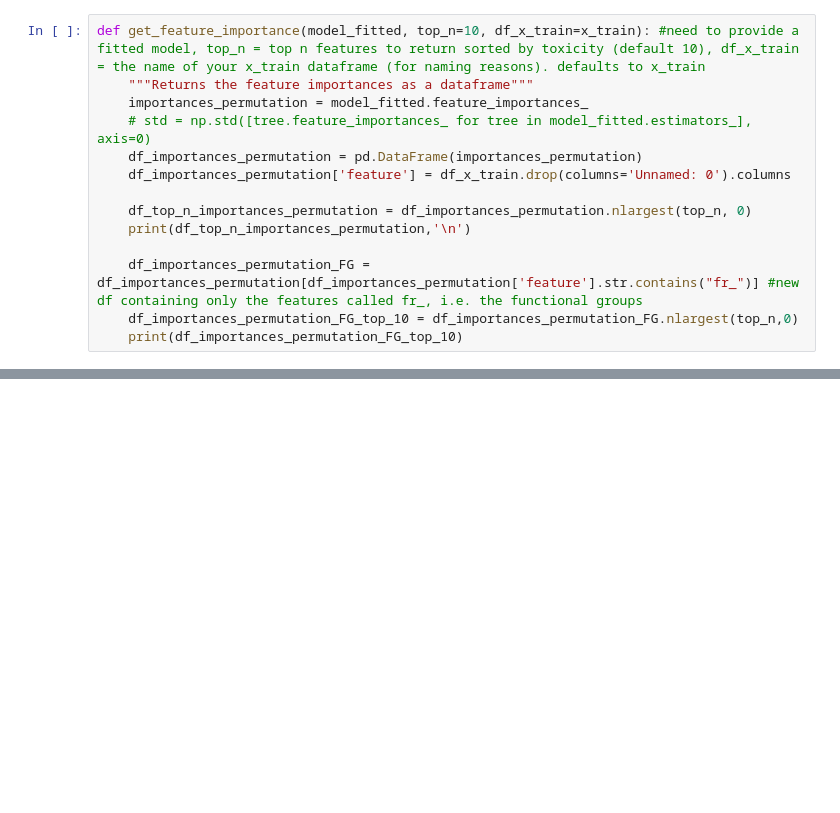
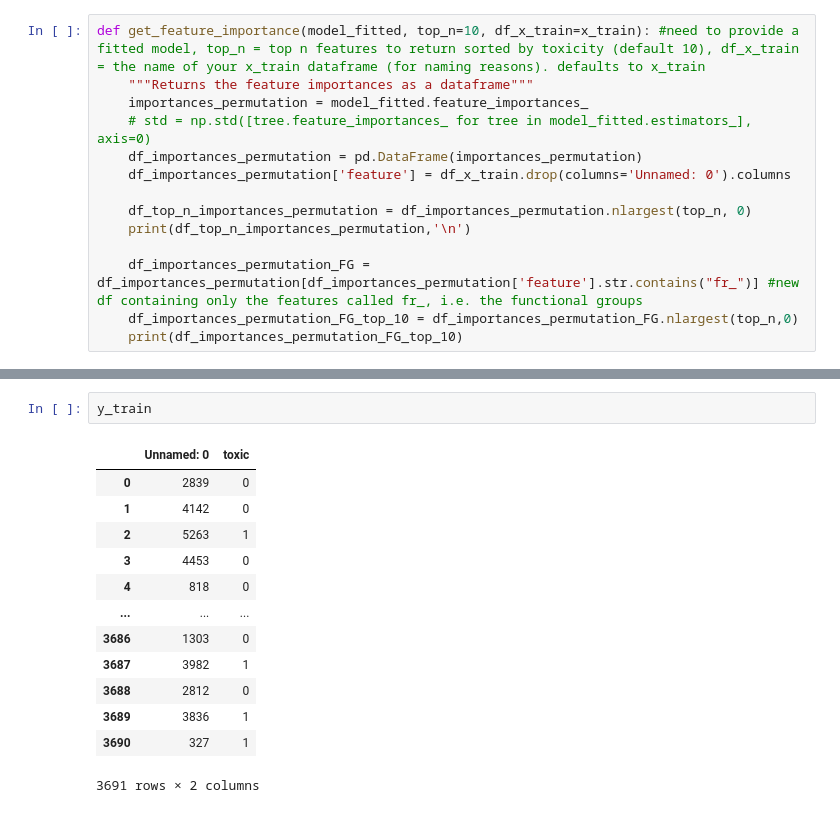
Before and after one commit to dx21006/ML_Tox21_Assessment, a Jupyter notebook: no_nontoxic_nans/1_descision_tree/MJS_descision_tree.ipynb, the cells around one changed output, grey strips where cells are left out. Cells and saved outputs as stored; diff of their text form; blank space fills up the shorter version.

```diff
--- a/no_nontoxic_nans/1_descision_tree/MJS_descision_tree.ipynb
+++ b/no_nontoxic_nans/1_descision_tree/MJS_descision_tree.ipynb
@@ -236,0 +253,16 @@ get_feature_importance(DTC_gini_best)
+# %%
+y_train
+# %% [output]
+|  | Unnamed: 0 | toxic |
+| 0 | 2839 | 0 |
+| 1 | 4142 | 0 |
+| 2 | 5263 | 1 |
+| 3 | 4453 | 0 |
+| 4 | 818 | 0 |
+| ... | ... | ... |
+| 3686 | 1303 | 0 |
+| 3687 | 3982 | 1 |
+| 3688 | 2812 | 0 |
+| 3689 | 3836 | 1 |
+| 3690 | 327 | 1 |
+3691 rows × 2 columns
```
Also changed, not shown: parts of 12 cells of this notebook, 7 other files.
